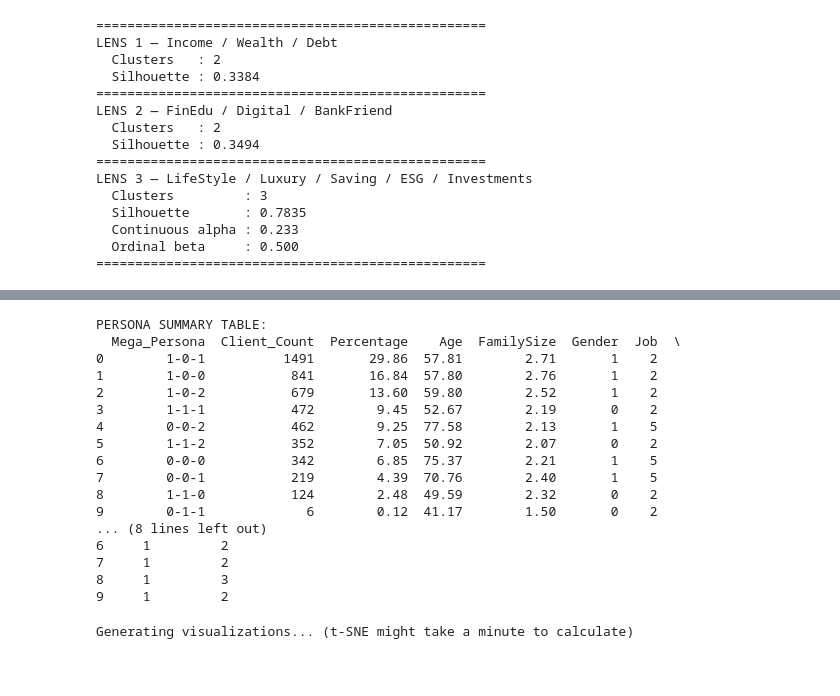
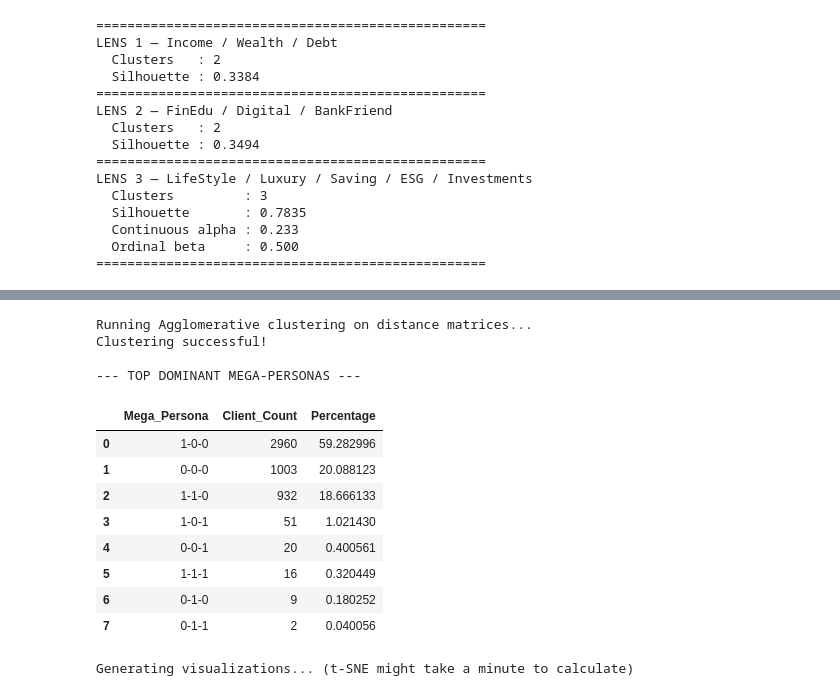
Before and after one commit to Smael-olk/Fintech, a Jupyter notebook: BusinessCase1/Main_Amir.ipynb, the cells around one changed output, grey strips where cells are left out. Drawn from its saved outputs; the diff is of its cells as text; code cells hidden in the pictures; blank space fills up the shorter version.

```diff
--- a/BusinessCase1/Main_Amir.ipynb
+++ b/BusinessCase1/Main_Amir.ipynb
@@ -231,39 +175,56 @@ Clustering successful!
 # %%
-# 8. PERSONA TABLE (DEMOGRAPHIC PROFILING)
+#  CLUSTER EACH LENS INDEPENDENTLY (Using Agglomerative)
+print("Running Agglomerative clustering on distance matrices...")
 
-continuous_demo = ['Age', 'FamilySize']
-categorical_demo = ['Gender', 'Job', 'Area', 'CitySize']
+# linkage='average' works best with Gower distances
+agg_lens1 = AgglomerativeClustering(n_clusters=best_k1, metric='precomputed', linkage='average')
+agg_lens2 = AgglomerativeClustering(n_clusters=best_k2, metric='precomputed', linkage='average')
+agg_lens3 = AgglomerativeClustering(n_clusters=best_k3, metric='precomputed', linkage='average')
 
-persona_table = Utilities.build_persona_table(
-    df_final,
-    persona_col="Mega_Persona",
-    continuous_cols=continuous_demo,
-    categorical_cols=categorical_demo
+# Fit the models and extract the cluster labels (0, 1, or 2)
+labels_lens1 = agg_lens1.fit_predict(dist_mat_lens1)
+labels_lens2 = agg_lens2.fit_predict(dist_mat_lens2)
+labels_lens3 = agg_lens3.fit_predict(dist_mat_lens3)
+
+print("Clustering successful!")
+
+# BUILD THE 3D PERSONA MATRIX
+# Create a final results DataFrame starting with our Demographics "Waiting Room"
+df_final = df_demo.copy()
+
+# Add the behavioral cluster labels
+df_final['Lens1_Capacity'] = labels_lens1
+df_final['Lens2_Engagement'] = labels_lens2
+df_final['Lens3_Behavior'] = labels_lens3
+
+# Create the "Mega-Persona" ID (e.g., "1-0-2")
+df_final['Mega_Persona'] = (
+    df_final['Lens1_Capacity'].astype(str) + "-" +
+    df_final['Lens2_Engagement'].astype(str) + "-" +
+    df_final['Lens3_Behavior'].astype(str)
 )
 
-# Sort by size
-persona_table = persona_table.sort_values("Client_Count", ascending=False)
+# Calculate how many clients fall into each of the combinations
+persona_counts = df_final['Mega_Persona'].value_counts().reset_index()
+persona_counts.columns = ['Mega_Persona', 'Client_Count']
+persona_counts['Percentage'] = (persona_counts['Client_Count'] / len(df_final)) * 100
 
-print("\nPERSONA SUMMARY TABLE:")
-print(persona_table.head(10))
+print("\n--- TOP DOMINANT MEGA-PERSONAS ---")
+display(persona_counts.head(27))
 # %% [output]
-PERSONA SUMMARY TABLE:
-  Mega_Persona  Client_Count  Percentage    Age  FamilySize  Gender  Job  \
-0        1-0-1          1491       29.86  57.81        2.71       1    2
-1        1-0-0           841       16.84  57.80        2.76       1    2
-2        1-0-2           679       13.60  59.80        2.52       1    2
-3        1-1-1           472        9.45  52.67        2.19       0    2
-4        0-0-2           462        9.25  77.58        2.13       1    5
-5        1-1-2           352        7.05  50.92        2.07       0    2
-6        0-0-0           342        6.85  75.37        2.21       1    5
-7        0-0-1           219        4.39  70.76        2.40       1    5
-8        1-1-0           124        2.48  49.59        2.32       0    2
-9        0-1-1             6        0.12  41.17        1.50       0    2
-... (8 lines left out)
-6     1         2
-7     1         2
-8     1         3
-9     1         2
+Running Agglomerative clustering on distance matrices...
+Clustering successful!
+
+--- TOP DOMINANT MEGA-PERSONAS ---
+|  | Mega_Persona | Client_Count | Percentage |
+| 0 | 1-0-0 | 2960 | 59.282996 |
+| 1 | 0-0-0 | 1003 | 20.088123 |
+| 2 | 1-1-0 | 932 | 18.666133 |
+| 3 | 1-0-1 | 51 | 1.021430 |
+| 4 | 0-0-1 | 20 | 0.400561 |
+| 5 | 1-1-1 | 16 | 0.320449 |
+| 6 | 0-1-0 | 9 | 0.180252 |
+| 7 | 0-1-1 | 2 | 0.040056 |
 # %%
 import matplotlib.pyplot as plt
 import seaborn as sns
```
Also changed, not shown: parts of 11 cells of this notebook, 1 other file.
